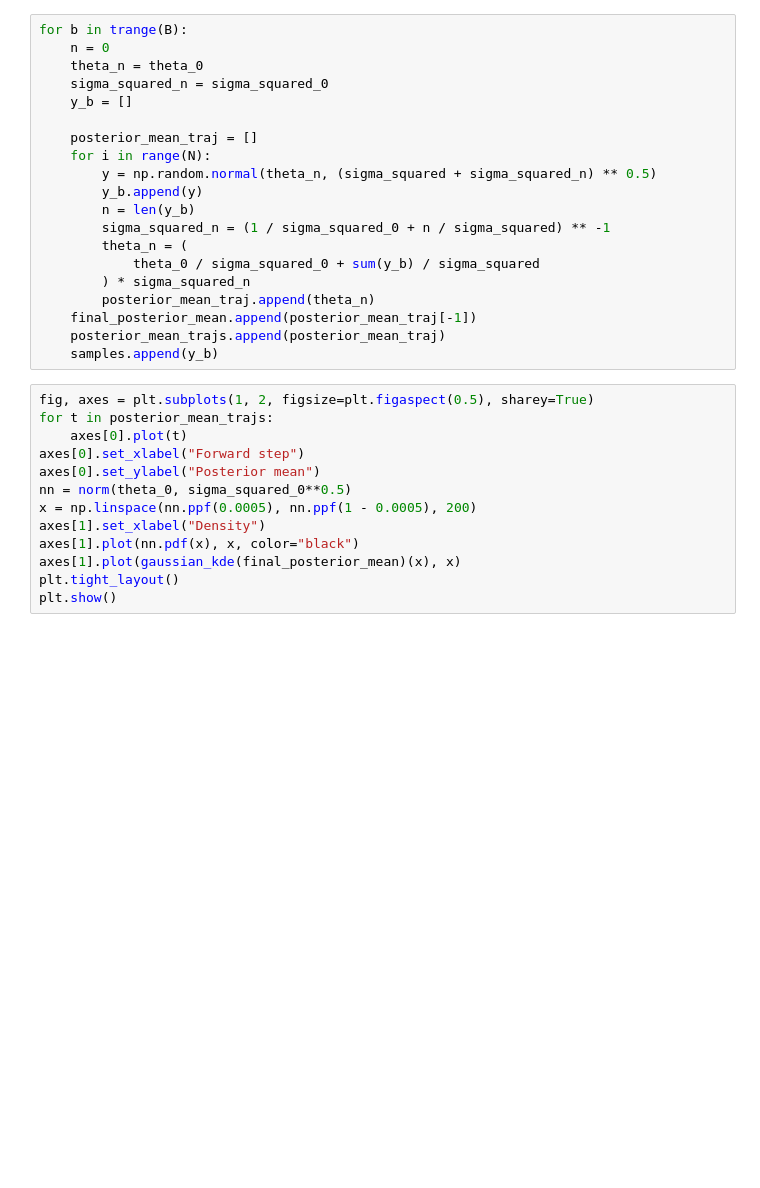
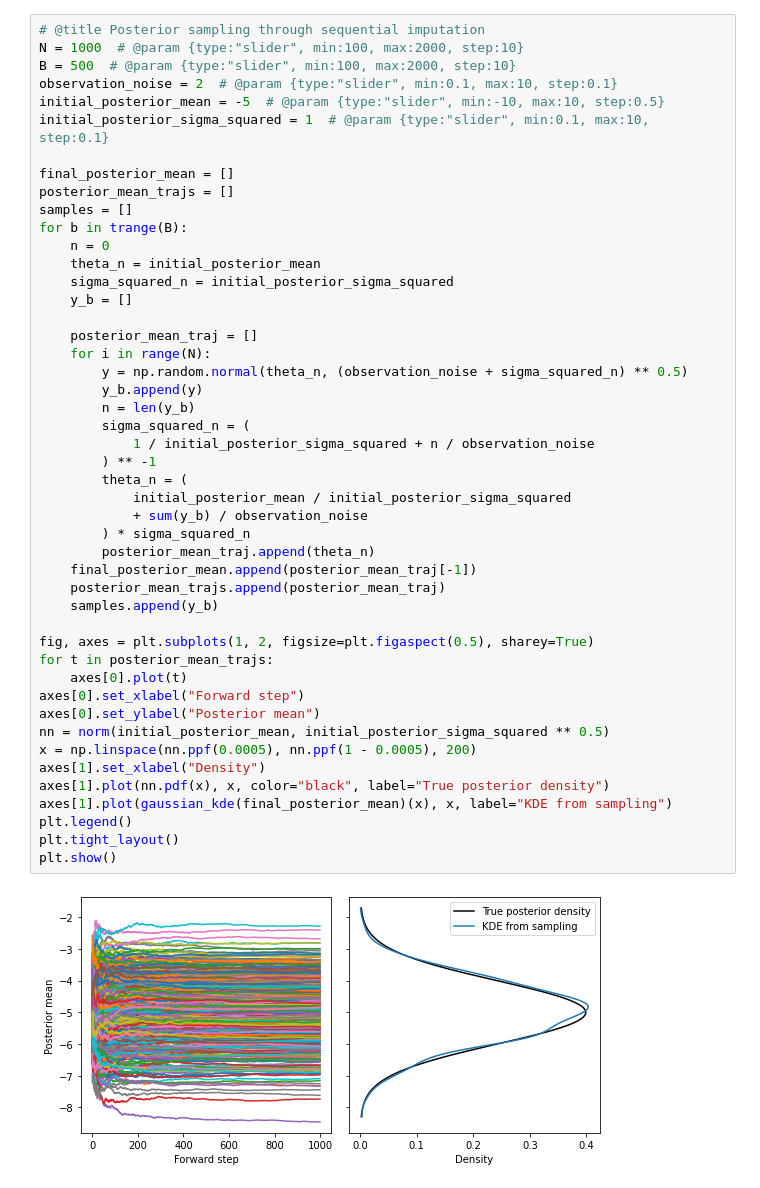
Before and after one commit to MichelangeloConserva/predictive-bayesian-inference, a Jupyter notebook: predictive_inference.ipynb, the cells around one changed output. Cells and saved outputs as stored; diff of their text form; blank space fills up the shorter version.

```diff
--- a/predictive_inference.ipynb
+++ b/predictive_inference.ipynb
@@ -24,34 +14,50 @@ sigma_squared = 5
-# %%
-for b in trange(B):
-    n = 0
-    theta_n = theta_0
-    sigma_squared_n = sigma_squared_0
-    y_b = []
-
-    posterior_mean_traj = []
-    for i in range(N):
-        y = np.random.normal(theta_n, (sigma_squared + sigma_squared_n) ** 0.5)
-        y_b.append(y)
-        n = len(y_b)
-        sigma_squared_n = (1 / sigma_squared_0 + n / sigma_squared) ** -1
-        theta_n = (
-            theta_0 / sigma_squared_0 + sum(y_b) / sigma_squared
-        ) * sigma_squared_n
-        posterior_mean_traj.append(theta_n)
-    final_posterior_mean.append(posterior_mean_traj[-1])
-    posterior_mean_trajs.append(posterior_mean_traj)
-    samples.append(y_b)
 # %%
+# @title Posterior sampling through sequential imputation
+N = 1000  # @param {type:"slider", min:100, max:2000, step:10}
+B = 500  # @param {type:"slider", min:100, max:2000, step:10}
+observation_noise = 2  # @param {type:"slider", min:0.1, max:10, step:0.1}
+initial_posterior_mean = -5  # @param {type:"slider", min:-10, max:10, step:0.5}
+initial_posterior_sigma_squared = 1  # @param {type:"slider", min:0.1, max:10, step:0.1}
+
+final_posterior_mean = []
+posterior_mean_trajs = []
+samples = []
+for b in trange(B):
+    n = 0
+    theta_n = initial_posterior_mean
+    sigma_squared_n = initial_posterior_sigma_squared
+    y_b = []
+
+    posterior_mean_traj = []
+    for i in range(N):
+        y = np.random.normal(theta_n, (observation_noise + sigma_squared_n) ** 0.5)
+        y_b.append(y)
+        n = len(y_b)
+        sigma_squared_n = (
+            1 / initial_posterior_sigma_squared + n / observation_noise
+        ) ** -1
+        theta_n = (
+            initial_posterior_mean / initial_posterior_sigma_squared
+            + sum(y_b) / observation_noise
+        ) * sigma_squared_n
+        posterior_mean_traj.append(theta_n)
+    final_posterior_mean.append(posterior_mean_traj[-1])
+    posterior_mean_trajs.append(posterior_mean_traj)
+    samples.append(y_b)
+
 fig, axes = plt.subplots(1, 2, figsize=plt.figaspect(0.5), sharey=True)
 for t in posterior_mean_trajs:
     axes[0].plot(t)
 axes[0].set_xlabel("Forward step")
 axes[0].set_ylabel("Posterior mean")
-nn = norm(theta_0, sigma_squared_0**0.5)
+nn = norm(initial_posterior_mean, initial_posterior_sigma_squared ** 0.5)
 x = np.linspace(nn.ppf(0.0005), nn.ppf(1 - 0.0005), 200)
 axes[1].set_xlabel("Density")
-axes[1].plot(nn.pdf(x), x, color="black")
-axes[1].plot(gaussian_kde(final_posterior_mean)(x), x)
+axes[1].plot(nn.pdf(x), x, color="black", label="True posterior density")
+axes[1].plot(gaussian_kde(final_posterior_mean)(x), x, label="KDE from sampling")
+plt.legend()
 plt.tight_layout()
 plt.show()
+# %% [output]
+[figure, added]
 # %%
```
Also changed, not shown: parts of 5 cells of this notebook.
